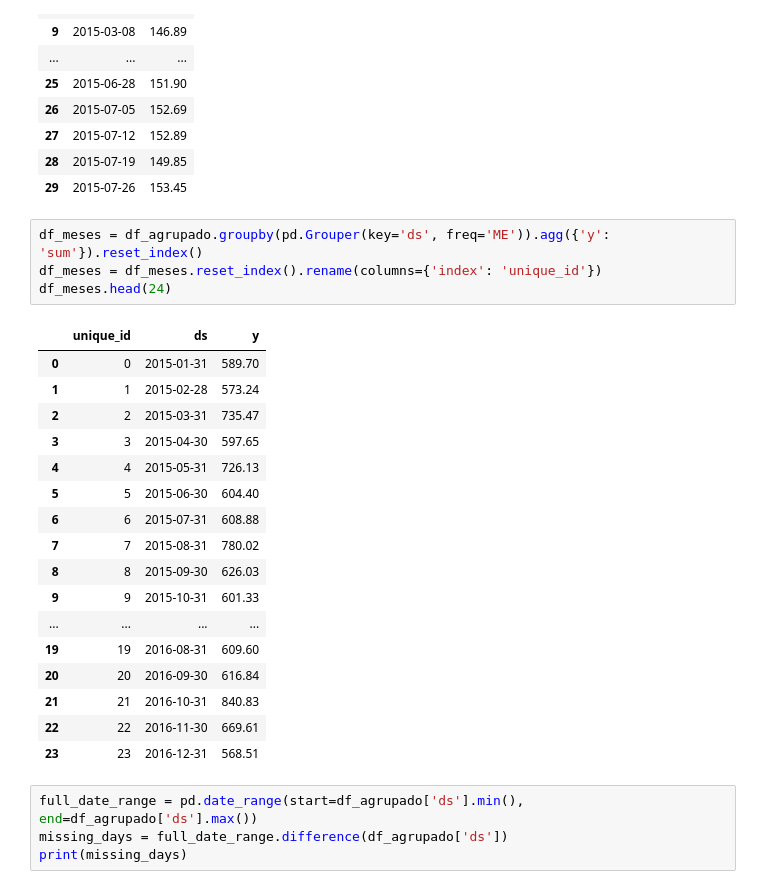
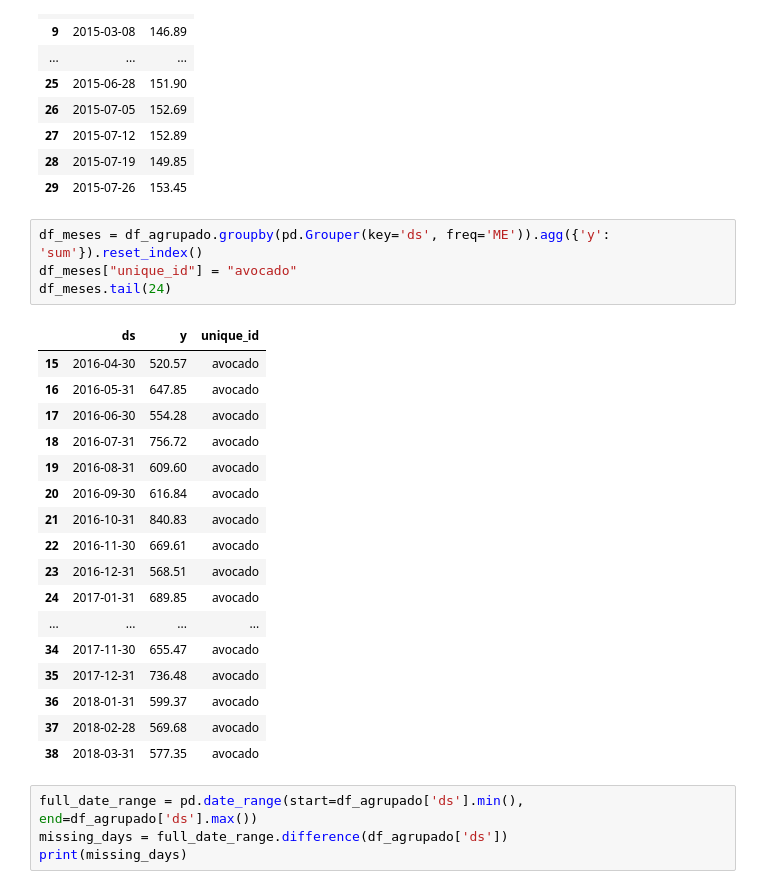
Before and after one commit to ahenao/curso_uoc, a Jupyter notebook: laboratorios/lab_prov/regresion/mini_proyecto.ipynb, the cells around one changed output. Drawn from its saved outputs; the diff is of its cells as text.

Commit message:
avocado tests

```diff
--- a/laboratorios/lab_prov/regresion/mini_proyecto.ipynb
+++ b/laboratorios/lab_prov/regresion/mini_proyecto.ipynb
@@ -345,26 +520,26 @@ df_agrupado.head(30)
 | 29 | 2015-07-26 | 153.45 |
 # %%
 df_meses = df_agrupado.groupby(pd.Grouper(key='ds', freq='ME')).agg({'y': 'sum'}).reset_index()
-df_meses = df_meses.reset_index().rename(columns={'index': 'unique_id'})
-df_meses.head(24)
+df_meses["unique_id"] = "avocado"
+df_meses.tail(24)
 # %% [output]
-|  | unique_id | ds | y |
-| 0 | 0 | 2015-01-31 | 589.70 |
-| 1 | 1 | 2015-02-28 | 573.24 |
-| 2 | 2 | 2015-03-31 | 735.47 |
-| 3 | 3 | 2015-04-30 | 597.65 |
-| 4 | 4 | 2015-05-31 | 726.13 |
-| 5 | 5 | 2015-06-30 | 604.40 |
-| 6 | 6 | 2015-07-31 | 608.88 |
-| 7 | 7 | 2015-08-31 | 780.02 |
-| 8 | 8 | 2015-09-30 | 626.03 |
-| 9 | 9 | 2015-10-31 | 601.33 |
+|  | ds | y | unique_id |
+| 15 | 2016-04-30 | 520.57 | avocado |
+| 16 | 2016-05-31 | 647.85 | avocado |
+| 17 | 2016-06-30 | 554.28 | avocado |
+| 18 | 2016-07-31 | 756.72 | avocado |
+| 19 | 2016-08-31 | 609.60 | avocado |
+| 20 | 2016-09-30 | 616.84 | avocado |
+| 21 | 2016-10-31 | 840.83 | avocado |
+| 22 | 2016-11-30 | 669.61 | avocado |
+| 23 | 2016-12-31 | 568.51 | avocado |
+| 24 | 2017-01-31 | 689.85 | avocado |
 | ... | ... | ... | ... |
-| 19 | 19 | 2016-08-31 | 609.60 |
-| 20 | 20 | 2016-09-30 | 616.84 |
-| 21 | 21 | 2016-10-31 | 840.83 |
-| 22 | 22 | 2016-11-30 | 669.61 |
-| 23 | 23 | 2016-12-31 | 568.51 |
+| 34 | 2017-11-30 | 655.47 | avocado |
+| 35 | 2017-12-31 | 736.48 | avocado |
+| 36 | 2018-01-31 | 599.37 | avocado |
+| 37 | 2018-02-28 | 569.68 | avocado |
+| 38 | 2018-03-31 | 577.35 | avocado |
 # %%
 full_date_range = pd.date_range(start=df_agrupado['ds'].min(), end=df_agrupado['ds'].max())
 missing_days = full_date_range.difference(df_agrupado['ds'])
```
Also changed, not shown: parts of 13 cells of this notebook.
